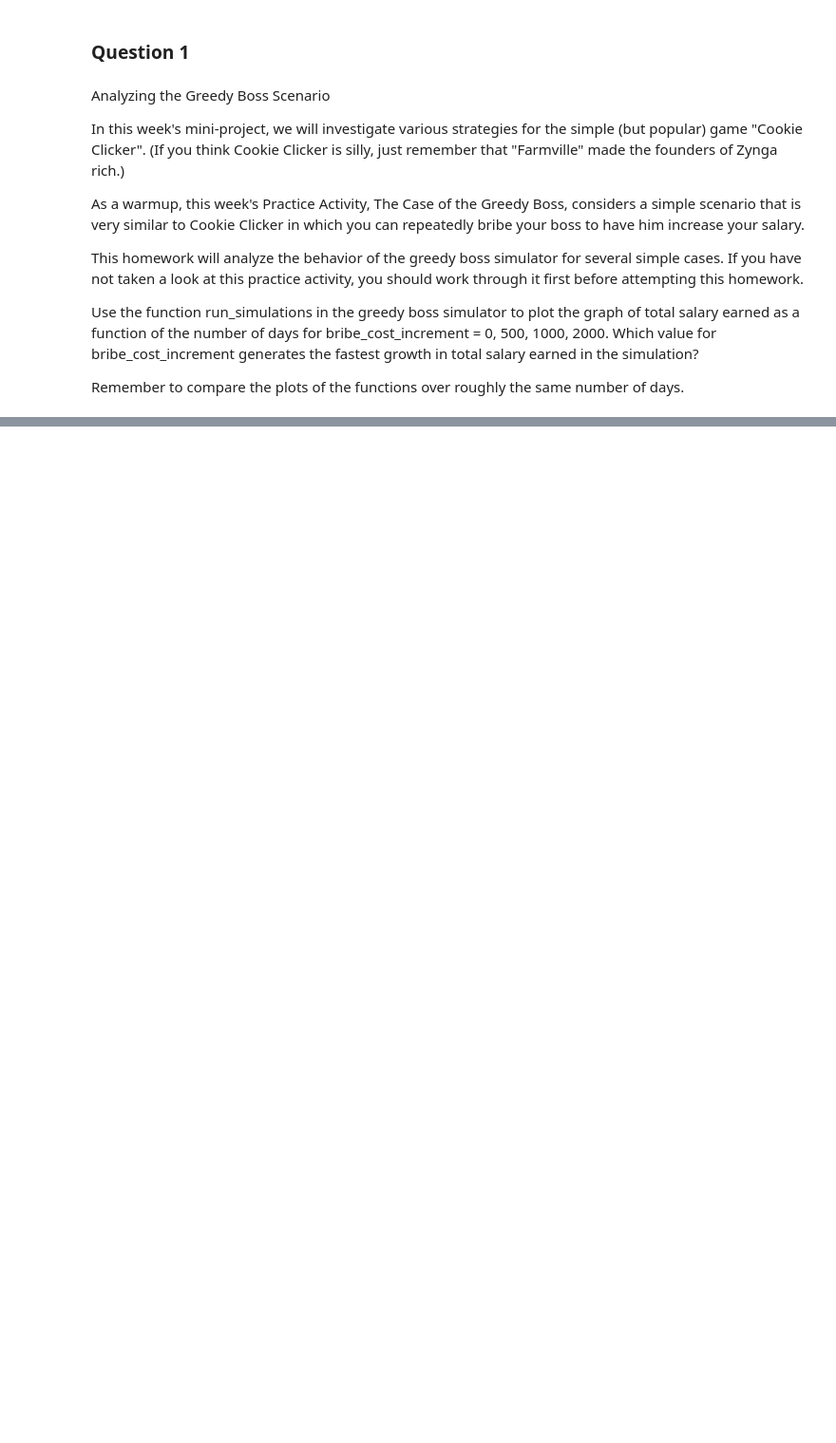
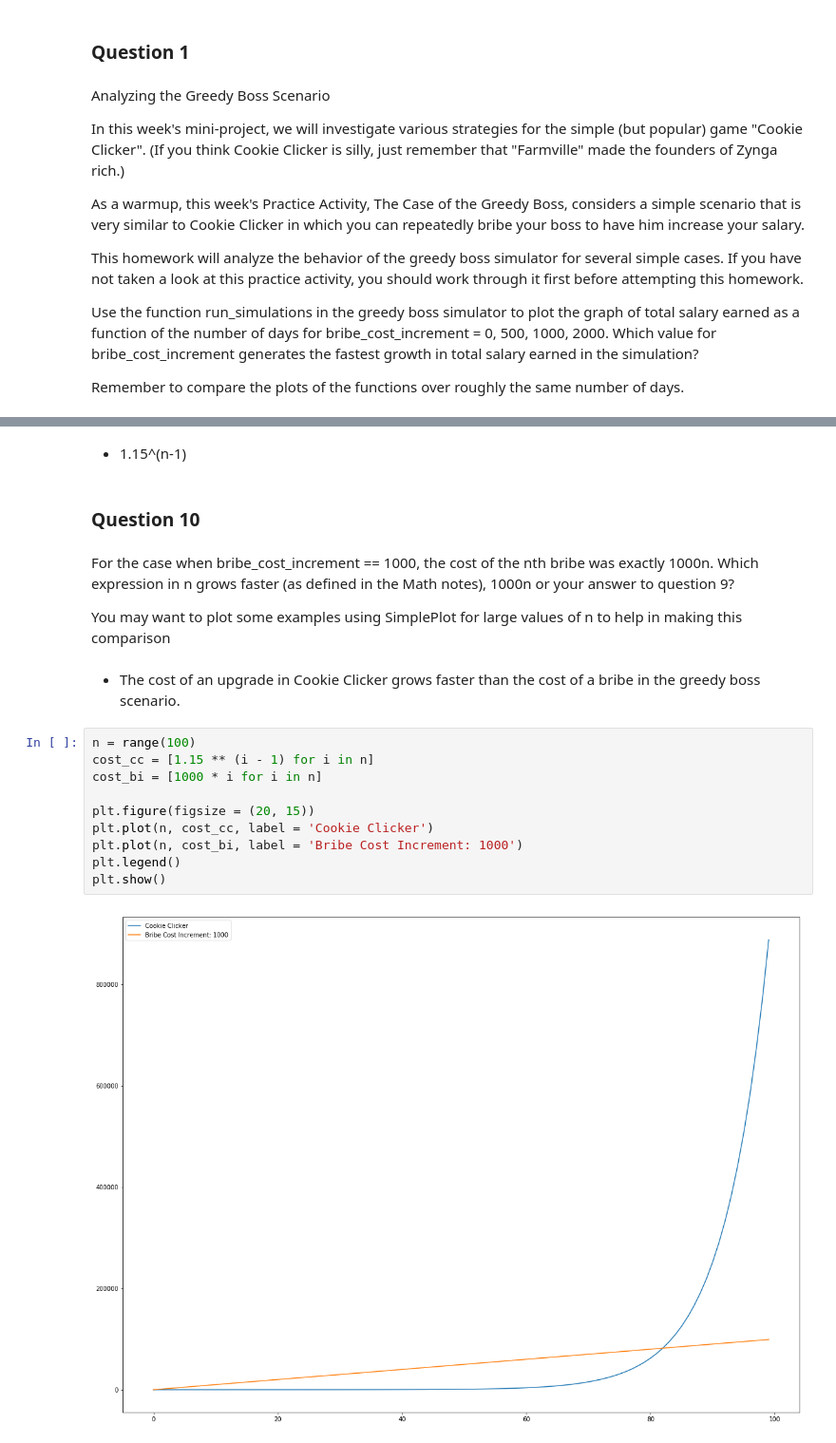
Before and after one commit to qiangwennorge/Fundalmental-of-Computing, a Jupyter notebook: Course 3 Principles of Computing (Part 1)/Homework 5 Counting, growth of functions, higher-order functions.ipynb, the cells around one changed output, grey strips where cells are left out. Shown: that part at 95% size. Saved outputs shown, nothing was run; the diff lists cells and outputs as text; blank space fills up the shorter version.

```diff
--- a/Course 3 Principles of Computing (Part 1)/Homework 5 Counting, growth of functions, higher-order functions.ipynb
+++ b/Course 3 Principles of Computing (Part 1)/Homework 5 Counting, growth of functions, higher-order functions.ipynb
@@ -111,0 +231,22 @@ Remember to compare the plots of the functions over roughly the same number of d
+# %% [markdown]
+- 1.15^(n-1)
+# %% [markdown]
+### Question 10
+# %% [markdown]
+For the case when bribe_cost_increment == 1000, the cost of the nth bribe was exactly 1000n. Which expression in n grows faster (as defined in the Math notes), 1000n or your answer to question 9?
+
+You may want to plot some examples using SimplePlot for large values of n to help in making this comparison
+# %% [markdown]
+- The cost of an upgrade in Cookie Clicker grows faster than the cost of a bribe in the greedy boss scenario.
+# %%
+n = range(100)
+cost_cc = [1.15 ** (i - 1) for i in n]
+cost_bi = [1000 * i for i in n]
+
+plt.figure(figsize = (20, 15))
+plt.plot(n, cost_cc, label = 'Cookie Clicker')
+plt.plot(n, cost_bi, label = 'Bribe Cost Increment: 1000')
+plt.legend()
+plt.show()
+# %% [output]
+[figure, added]
```
Also changed, not shown: parts of 28 cells of this notebook.
